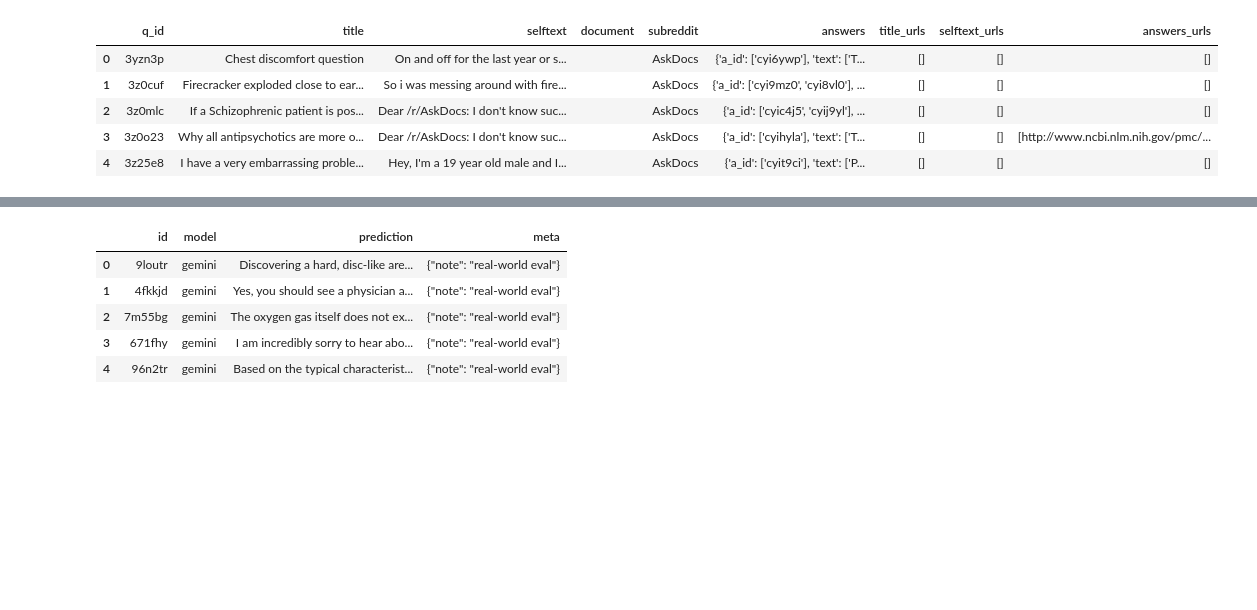
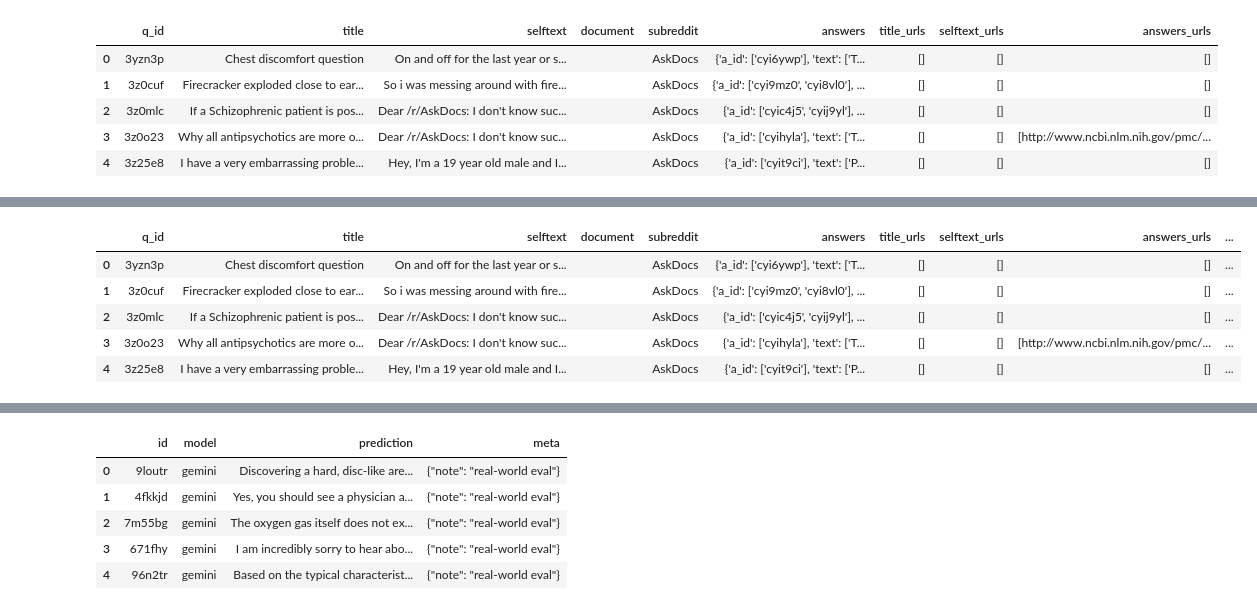
Before and after one commit to comp-med-research/med-llm-faithfulness, a Jupyter notebook: scripts/download_askdocs.ipynb, the cells around one changed output, grey strips where cells are left out. Cells and saved outputs as stored; diff of their text form; code cells hidden in the pictures; blank space fills up the shorter version.

```diff
--- a/scripts/download_askdocs.ipynb
+++ b/scripts/download_askdocs.ipynb
@@ -29,0 +34,18 @@ import pandas as pd
+# %%
+# --- Drop [deleted]/[removed]/empty ---
+BAD = {"[deleted]", "[removed]"}
+df = df[~df["selftext"].astype(str).str.strip().isin(BAD)]
+df = df[~df["title"].astype(str).str.strip().isin(BAD)]
+df = df[df["selftext"].astype(str).str.strip() != ""]
+
+# --- Cleaning function ---
+def clean_text(text: str) -> str:
+    if not isinstance(text, str):
+        return ""
+    text = text.strip()
+    # strip markdown markers
+    text = re.sub(r"\*\*(.*?)\*\*", r"\1", text)   # **bold**
+    text = re.sub(r"\*(.*?)\*", r"\1", text)       # *italics*
+    text = re.sub(r"`(.*?)`", r"\1", text)         # `code`
+    text = re.sub(r"\n{2,}", "\n", text)           # collapse newlines
+    return text
@@ -29,0 +65,13 @@ import pandas as pd
+# %%
+# --- Keep clean columns ---
+df["title_clean"] = df["title"].map(clean_text)
+df["selftext_clean"] = df["selftext"].map(clean_text)
+# %%
+df.head()
+# %% [output]
+|  | q_id | title | selftext | document | subreddit | answers | title_urls | selftext_urls | answers_urls | ... |
+| 0 | 3yzn3p | Chest discomfort question | On and off for the last year or s... |  | AskDocs | {'a_id': ['cyi6ywp'], 'text': ['T... | [] | [] | [] | ... |
+| 1 | 3z0cuf | Firecracker exploded close to ear... | So i was messing around with fire... |  | AskDocs | {'a_id': ['cyi9mz0', 'cyi8vl0'], ... | [] | [] | [] | ... |
+| 2 | 3z0mlc | If a Schizophrenic patient is pos... | Dear /r/AskDocs: I don't know suc... |  | AskDocs | {'a_id': ['cyic4j5', 'cyij9yl'], ... | [] | [] | [] | ... |
+| 3 | 3z0o23 | Why all antipsychotics are more o... | Dear /r/AskDocs: I don't know suc... |  | AskDocs | {'a_id': ['cyihyla'], 'text': ['T... | [] | [] | [http://www.ncbi.nlm.nih.gov/pmc/... | ... |
+| 4 | 3z25e8 | I have a very embarrassing proble... | Hey, I'm a 19 year old male and I... |  | AskDocs | {'a_id': ['cyit9ci'], 'text': ['P... | [] | [] | [] | ... |
```
Also changed, not shown: parts of 26 cells of this notebook, 1 other file.
